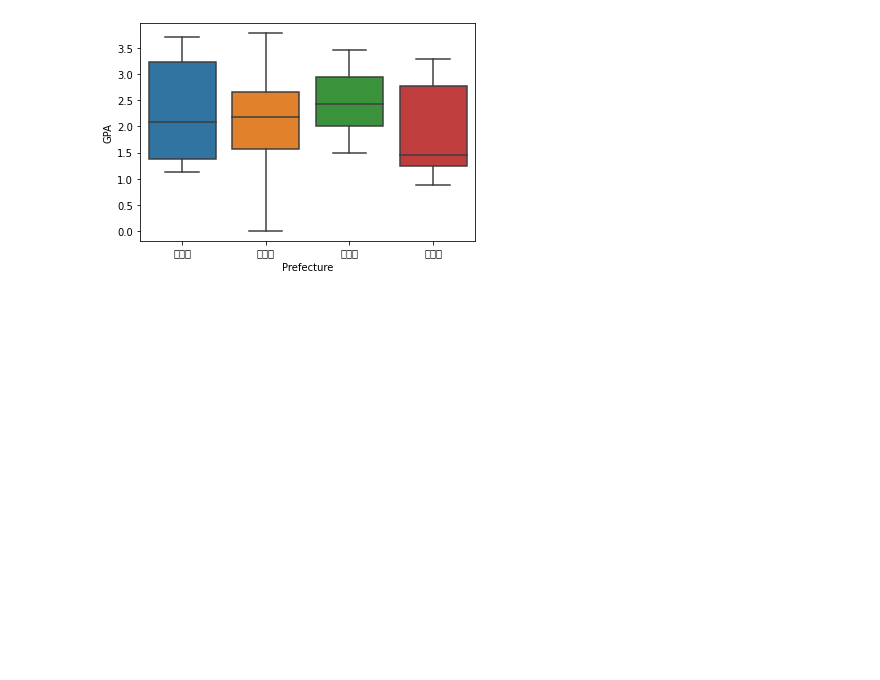
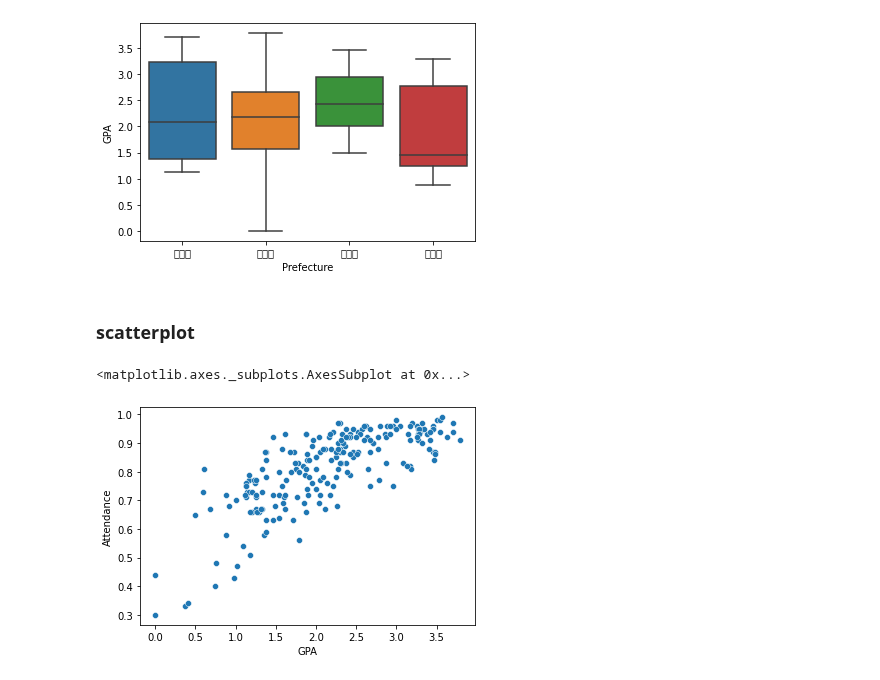
Before and after one commit to koichi-inoue/DataScience, a Jupyter notebook: Sample02.ipynb, the cells around one changed output. Saved outputs shown, nothing was run; the diff lists cells and outputs as text; code cells hidden in the pictures; blank space fills up the shorter version.

```diff
--- a/Sample02.ipynb
+++ b/Sample02.ipynb
@@ -157,3 +171,11 @@ sns.boxplot( x = "Prefecture", y = "GPA", data =df )
 # %% [output]
 <matplotlib.axes._subplots.AxesSubplot at 0x...>
 [figure]
+# %% [markdown]
+### scatterplot
+# %%
+#  seaborn の scatterplot 関数で散布図を作成
+sns.scatterplot ( x = "GPA", y = "Attendance", data =df )
+# %% [output]
+<matplotlib.axes._subplots.AxesSubplot at 0x...>
+[figure, added]
```
Also changed, not shown: parts of 21 cells of this notebook.
